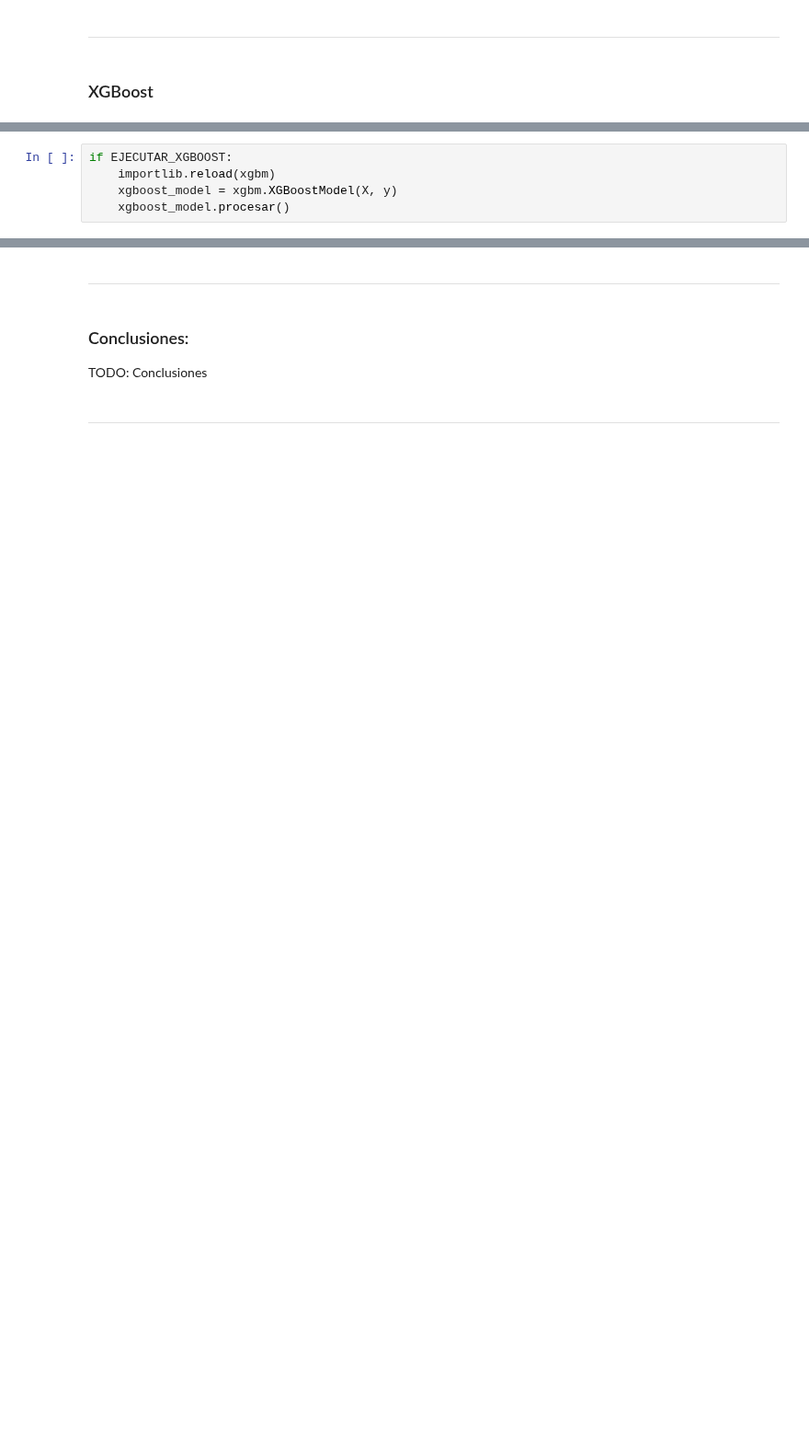
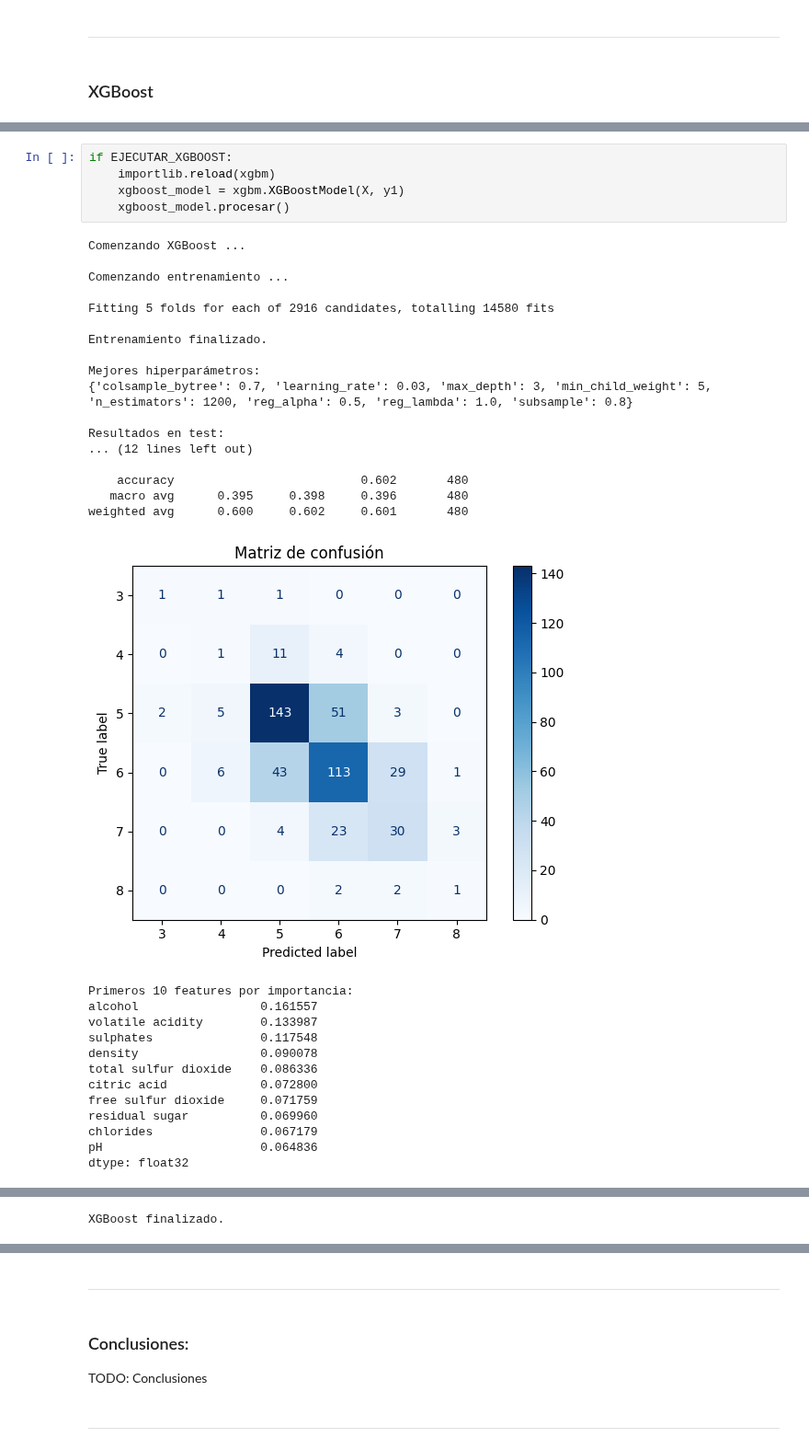
Before and after one commit to joseaviani/CEIA-AMq-TP, a Jupyter notebook: src/AMq-TP-Co20.ipynb, the cells around one changed output, grey strips where cells are left out. Shown at 92% size. Drawn from its saved outputs; the diff is of its cells as text; blank space fills up the shorter version.

```diff
--- a/src/AMq-TP-Co20.ipynb
+++ b/src/AMq-TP-Co20.ipynb
@@ -326,5 +528,36 @@ TODO: José
 # %%
 if EJECUTAR_XGBOOST:
     importlib.reload(xgbm)
-    xgboost_model = xgbm.XGBoostModel(X, y)
+    xgboost_model = xgbm.XGBoostModel(X, y1)
     xgboost_model.procesar()
+# %% [output]
+Comenzando XGBoost ...
+
+Comenzando entrenamiento ...
+
+Fitting 5 folds for each of 2916 candidates, totalling 14580 fits
+
+Entrenamiento finalizado.
+
+Mejores hiperparámetros:
+{'colsample_bytree': 0.7, 'learning_rate': 0.03, 'max_depth': 3, 'min_child_weight': 5, 'n_estimators': 1200, 'reg_alpha': 0.5, 'reg_lambda': 1.0, 'subsample': 0.8}
+
+Resultados en test:
+... (12 lines left out)
+
+    accuracy                          0.602       480
+   macro avg      0.395     0.398     0.396       480
+weighted avg      0.600     0.602     0.601       480
+[figure, added]
+Primeros 10 features por importancia:
+alcohol                 0.161557
+volatile acidity        0.133987
+sulphates               0.117548
+density                 0.090078
+total sulfur dioxide    0.086336
+citric acid             0.072800
+free sulfur dioxide     0.071759
+residual sugar          0.069960
+chlorides               0.067179
+pH                      0.064836
+dtype: float32
@@ -330,0 +565 @@ if EJECUTAR_XGBOOST:
+XGBoost finalizado.
```
Also changed, not shown: parts of 32 cells of this notebook.
